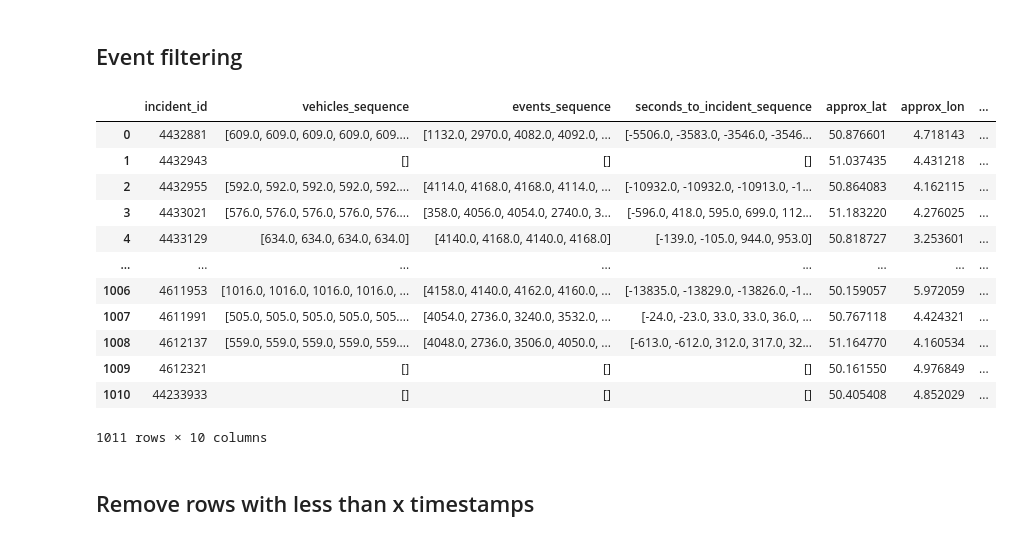
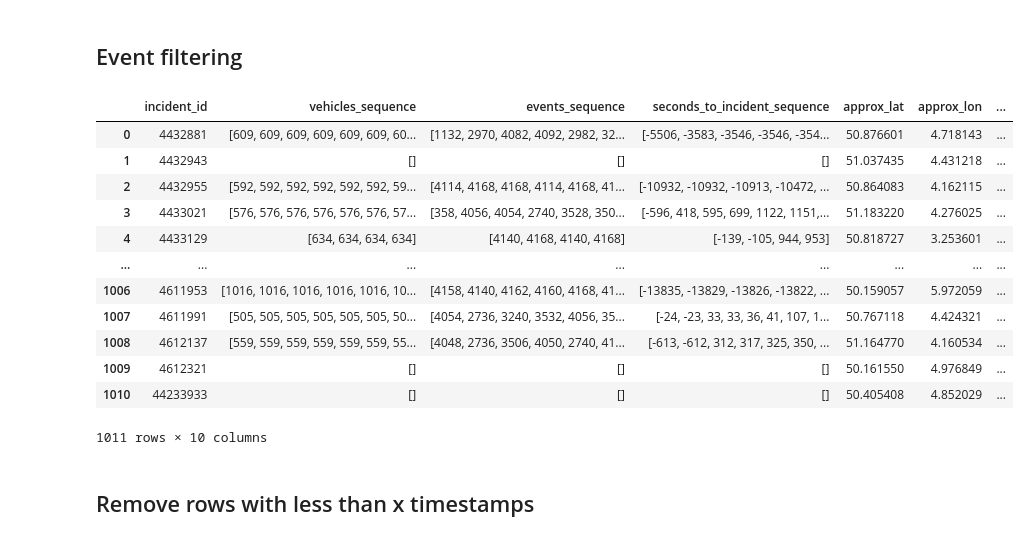
Before and after one commit to dalnakeb/INFOH423_Data_Mining_Project, a Jupyter notebook: notebooks/preprocessing.ipynb, the cells around one changed output. Saved outputs shown, nothing was run; the diff lists cells and outputs as text; code cells hidden in the pictures.

Commit message:
Package installation fixed + lists types

```diff
--- a/notebooks/preprocessing.ipynb
+++ b/notebooks/preprocessing.ipynb
@@ -42,4 +57,5 @@ def filter_events_out_of_interval(data_df, interval):
     return filtered_data_df
 
 interval= [-3600*4, 360]
-data_df = filter_events_out_of_interval(data_df, interval)
+filtered_data_df = filter_events_out_of_interval(data_df, interval)
+filtered_data_df
@@ -46,77 +76,19 @@ data_df = filter_events_out_of_interval(data_df, interval)
 # %% [markdown]
 ## Event filtering
 # %%
-def compute_events_freq(events_sequence):
-    unique_events, events_count = np.unique(events_sequence, return_counts=True)
-    total_events_count = np.sum(events_count)
-    events_freq = events_count / total_events_count
-    events_freq = np.column_stack((unique_events, events_freq))
-    events_freq = {int(k): v for k, v in events_freq}
-    return events_freq
-
-def compute_events_to_remove(data_df, events_freq_all_classes, t):
-    events_to_remove = {}
-    events_freq_per_incident = {}
-    for incident_type, events_sequences in list(data_df.groupby("incident_type")["events_sequence"]):
-        events_sequence_per_incident = np.concatenate(events_sequences.to_list())
-        events_freq_per_incident[incident_type] = compute_events_freq(events_sequence_per_incident)
-
-    for incident_type, events_freq in events_freq_per_incident.items():
-        events_to_remove[incident_type] = []
-        for event_id, event_freq in events_freq.items():
-            if event_freq/events_freq_all_classes[event_id] < t:
-                events_to_remove[incident_type].append(event_id)
-
-    return events_to_remove
-
-def remove_event_from_incidents(data_df, events_to_remove_per_incident, allowed_event=None):
-    def remove_events(row, list_columns_indices, events_to_remove_per_incident, allowed_event=None):
-        incident_type = row.iloc[-1]
-        events_to_remove = set(events_to_remove_per_incident[incident_type])
-
-        if allowed_event is not None:
-            events_to_remove.discard(allowed_event)  # Faster than `remove`
-
-        event_ids = row.iloc[2]  # Assuming this is the array of event IDs
-        keep_mask = ~np.isin(event_ids, list(events_to_remove))  # Vectorized operation
-
-        list_columns = np.array([row.iloc[col] for col in list_columns_indices])
-        filtered_columns = list_columns[:, keep_mask]
-        for i, col in enumerate(list_columns_indices):
-            row.iloc[col] = filtered_columns[i]
-        return row
-
-    filtered_data_df = data_df.copy()
-    list_columns = ["vehicles_sequence", "events_sequence", "seconds_to_incident_sequence", "train_kph_sequence", "dj_ac_state_sequence", "dj_dc_state_sequence"]
-    list_columns_indices = []
-    for el in list_columns:
-        list_columns_indices.append(data_df.columns.to_list().index(el))
-
-    filtered_data_df = filtered_data_df.apply(lambda row: remove_events(row, list_columns_indices, events_to_remove_per_incident, allowed_event), axis=1)
-    return filtered_data_df
-
-
-def filter_events(data_df, t, allowed_event=None):
-    events_sequences_all_classes = np.concatenate(list(data_df["events_sequence"]))
-    events_freq_all_classes = compute_events_freq(events_sequences_all_classes)
-    events_to_remove_per_incident = compute_events_to_remove(data_df, events_freq_all_classes, t)
-    filtered_data_df = remove_event_from_incidents(data_df, events_to_remove_per_incident, allowed_event).reset_index(drop=True)
-    return filtered_data_df
-
-
 filtered_data_df = filter_events(data_df, 2, 2)
 filtered_data_df
 # %% [output]
 |  | incident_id | vehicles_sequence | events_sequence | seconds_to_incident_sequence | approx_lat | approx_lon | ... |
-| 0 | 4432881 | [609.0, 609.0, 609.0, 609.0, 609.... | [1132.0, 2970.0, 4082.0, 4092.0, ... | [-5506.0, -3583.0, -3546.0, -3546... | 50.876601 | 4.718143 | ... |
+| 0 | 4432881 | [609, 609, 609, 609, 609, 609, 60... | [1132, 2970, 4082, 4092, 2982, 32... | [-5506, -3583, -3546, -3546, -354... | 50.876601 | 4.718143 | ... |
 | 1 | 4432943 | [] | [] | [] | 51.037435 | 4.431218 | ... |
-| 2 | 4432955 | [592.0, 592.0, 592.0, 592.0, 592.... | [4114.0, 4168.0, 4168.0, 4114.0, ... | [-10932.0, -10932.0, -10913.0, -1... | 50.864083 | 4.162115 | ... |
-| 3 | 4433021 | [576.0, 576.0, 576.0, 576.0, 576.... | [358.0, 4056.0, 4054.0, 2740.0, 3... | [-596.0, 418.0, 595.0, 699.0, 112... | 51.183220 | 4.276025 | ... |
-| 4 | 4433129 | [634.0, 634.0, 634.0, 634.0] | [4140.0, 4168.0, 4140.0, 4168.0] | [-139.0, -105.0, 944.0, 953.0] | 50.818727 | 3.253601 | ... |
+| 2 | 4432955 | [592, 592, 592, 592, 592, 592, 59... | [4114, 4168, 4168, 4114, 4168, 41... | [-10932, -10932, -10913, -10472, ... | 50.864083 | 4.162115 | ... |
+| 3 | 4433021 | [576, 576, 576, 576, 576, 576, 57... | [358, 4056, 4054, 2740, 3528, 350... | [-596, 418, 595, 699, 1122, 1151,... | 51.183220 | 4.276025 | ... |
+| 4 | 4433129 | [634, 634, 634, 634] | [4140, 4168, 4140, 4168] | [-139, -105, 944, 953] | 50.818727 | 3.253601 | ... |
 | ... | ... | ... | ... | ... | ... | ... | ... |
-| 1006 | 4611953 | [1016.0, 1016.0, 1016.0, 1016.0, ... | [4158.0, 4140.0, 4162.0, 4160.0, ... | [-13835.0, -13829.0, -13826.0, -1... | 50.159057 | 5.972059 | ... |
-| 1007 | 4611991 | [505.0, 505.0, 505.0, 505.0, 505.... | [4054.0, 2736.0, 3240.0, 3532.0, ... | [-24.0, -23.0, 33.0, 33.0, 36.0, ... | 50.767118 | 4.424321 | ... |
-| 1008 | 4612137 | [559.0, 559.0, 559.0, 559.0, 559.... | [4048.0, 2736.0, 3506.0, 4050.0, ... | [-613.0, -612.0, 312.0, 317.0, 32... | 51.164770 | 4.160534 | ... |
+| 1006 | 4611953 | [1016, 1016, 1016, 1016, 1016, 10... | [4158, 4140, 4162, 4160, 4168, 41... | [-13835, -13829, -13826, -13822, ... | 50.159057 | 5.972059 | ... |
+| 1007 | 4611991 | [505, 505, 505, 505, 505, 505, 50... | [4054, 2736, 3240, 3532, 4056, 35... | [-24, -23, 33, 33, 36, 41, 107, 1... | 50.767118 | 4.424321 | ... |
+| 1008 | 4612137 | [559, 559, 559, 559, 559, 559, 55... | [4048, 2736, 3506, 4050, 2740, 41... | [-613, -612, 312, 317, 325, 350, ... | 51.164770 | 4.160534 | ... |
 | 1009 | 4612321 | [] | [] | [] | 50.161550 | 4.976849 | ... |
 | 1010 | 44233933 | [] | [] | [] | 50.405408 | 4.852029 | ... |
 1011 rows × 10 columns
```
Also changed, not shown: parts of 6 cells of this notebook, 5 other files.
